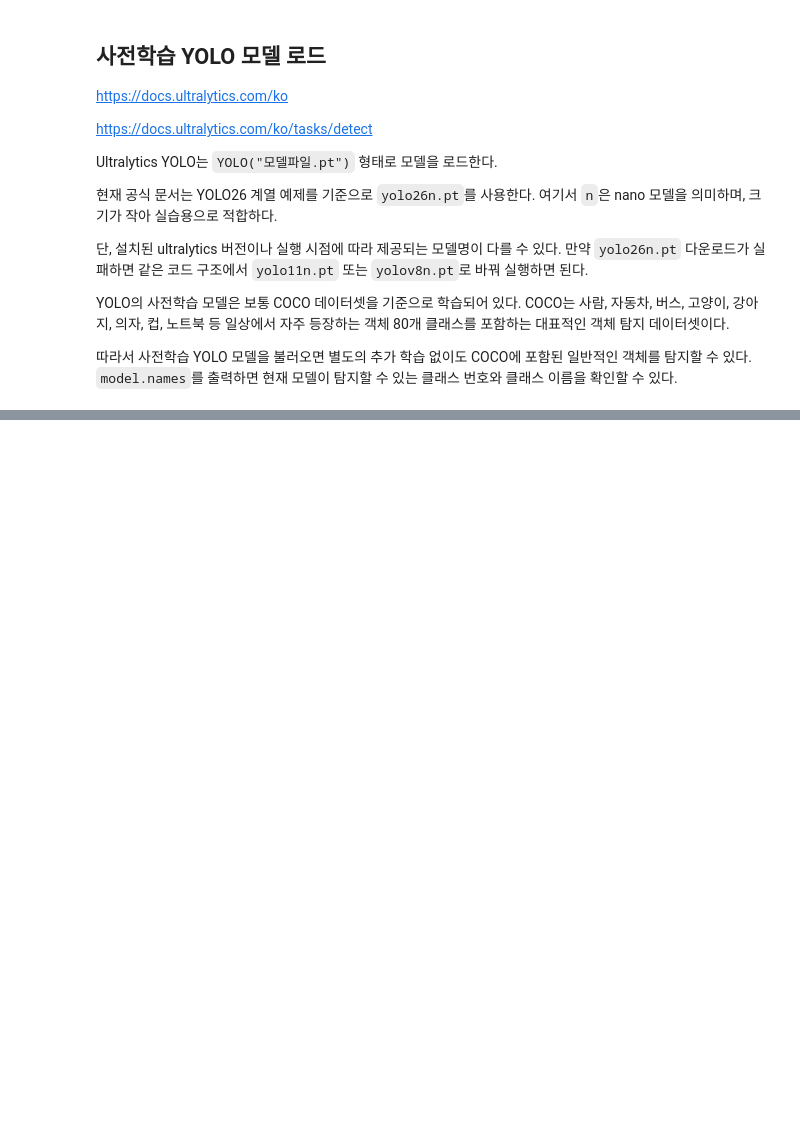
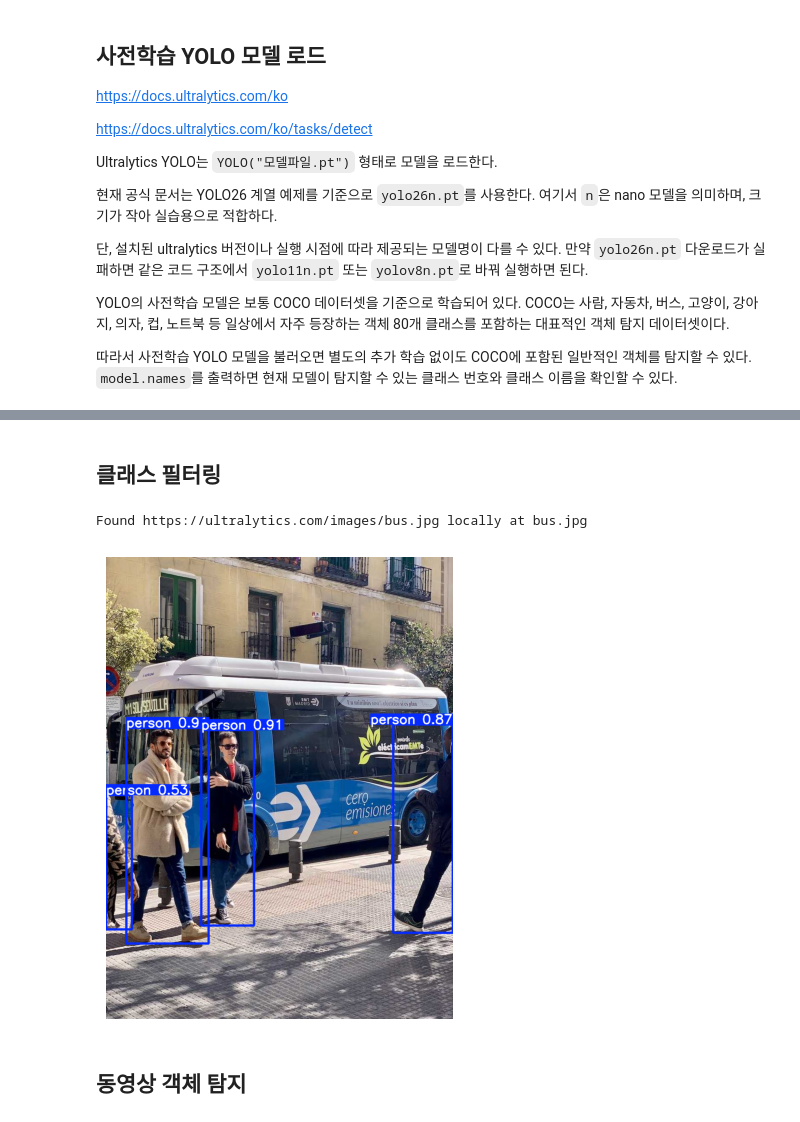
Before and after one commit to j-ai-616/09_deep_learning_multimodal, a Jupyter notebook: 01_cnn/03_yolo_object_detection.ipynb, the cells around one changed output, grey strips where cells are left out. Saved outputs shown, nothing was run; the diff lists cells and outputs as text; code cells hidden in the pictures; blank space fills up the shorter version.

```diff
--- a/01_cnn/03_yolo_object_detection.ipynb
+++ b/01_cnn/03_yolo_object_detection.ipynb
@@ -60,0 +143,23 @@ YOLO의 사전학습 모델은 보통 COCO 데이터셋을 기준으로 학습
+# %% [markdown]
+## 클래스 필터링
+# %%
+# 사람(person)만 탐지한다.
+person_results = model.predict(
+    source=image_source,
+    conf=0.25,
+    classes=[0],        # 클래스 id 목록을 전달하여 특정 클래스만 탐지할 수 있다.
+    verbose=False
+)
+
+person_image = person_results[0].plot()
+person_image_rgb = cv2.cvtColor(person_image, cv2.COLOR_BGR2RGB)
+
+plt.figure(figsize=(10, 6))
+plt.imshow(person_image_rgb)
+plt.axis('off')
+plt.show()
+# %% [output]
+Found https://ultralytics.com/images/bus.jpg locally at bus.jpg
+[figure, added]
+# %% [markdown]
+## 동영상 객체 탐지
```
Also changed, not shown: parts of 10 cells of this notebook, 8 other files.
